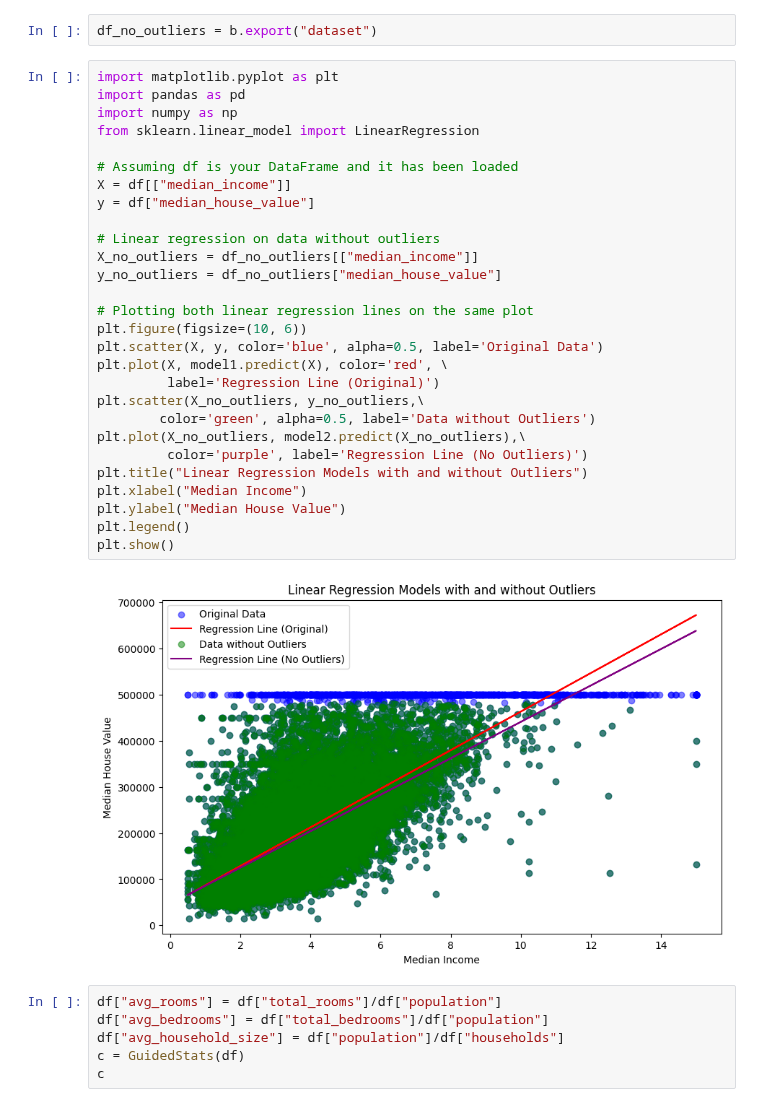
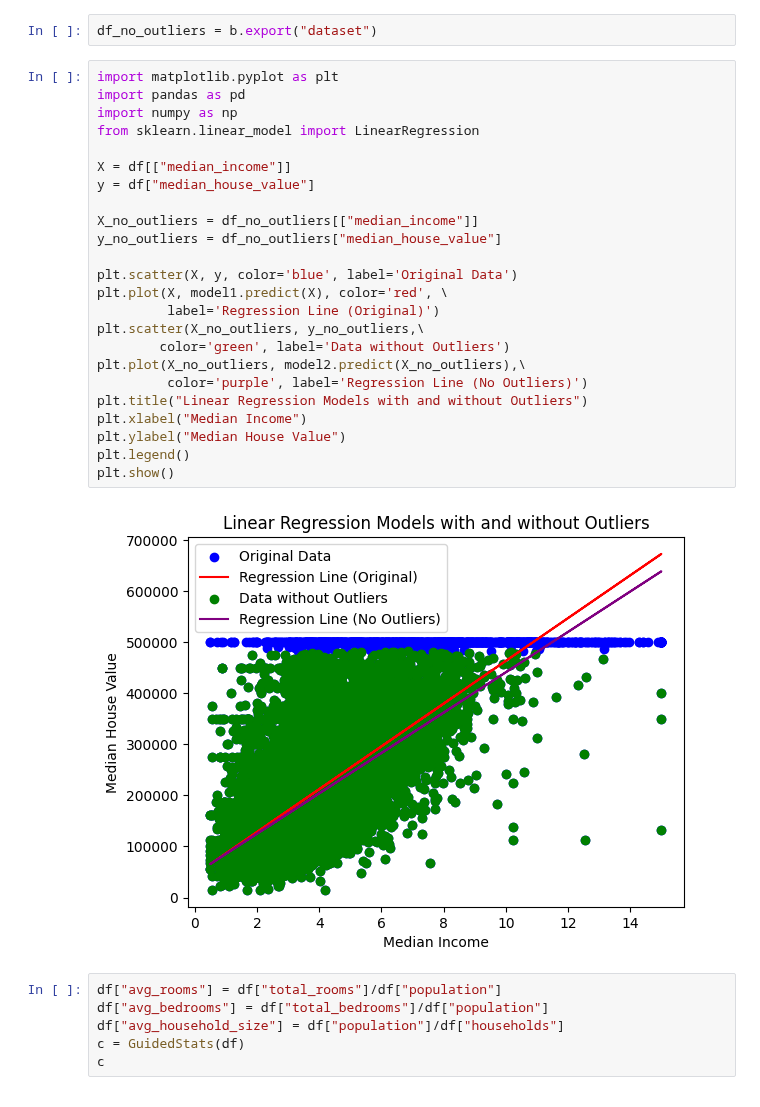
Before and after one commit to cmudig/GuidedStats, a Jupyter notebook: examples/example.ipynb, the cells around one changed output. Saved outputs shown, nothing was run; the diff lists cells and outputs as text.

```diff
--- a/examples/example.ipynb
+++ b/examples/example.ipynb
@@ -146,33 +209,29 @@ df_no_outliers = b.export("dataset")
 # %%
 import matplotlib.pyplot as plt
 import pandas as pd
 import numpy as np
 from sklearn.linear_model import LinearRegression
 
-# Assuming df is your DataFrame and it has been loaded
 X = df[["median_income"]]
 y = df["median_house_value"]
 
-# Linear regression on data without outliers
 X_no_outliers = df_no_outliers[["median_income"]]
 y_no_outliers = df_no_outliers["median_house_value"]
 
-# Plotting both linear regression lines on the same plot
-plt.figure(figsize=(10, 6))
-plt.scatter(X, y, color='blue', alpha=0.5, label='Original Data')
+plt.scatter(X, y, color='blue', label='Original Data')
 plt.plot(X, model1.predict(X), color='red', \
          label='Regression Line (Original)')
 plt.scatter(X_no_outliers, y_no_outliers,\
-        color='green', alpha=0.5, label='Data without Outliers')
+        color='green', label='Data without Outliers')
 plt.plot(X_no_outliers, model2.predict(X_no_outliers),\
          color='purple', label='Regression Line (No Outliers)')
 plt.title("Linear Regression Models with and without Outliers")
 plt.xlabel("Median Income")
 plt.ylabel("Median House Value")
 plt.legend()
 plt.show()
 # %% [output]
-[figure, old version]
+[figure, new version]
 # %%
 df["avg_rooms"] = df["total_rooms"]/df["population"]
 df["avg_bedrooms"] = df["total_bedrooms"]/df["population"]
```
Also changed, not shown: parts of 5 cells of this notebook, 7 other files.
